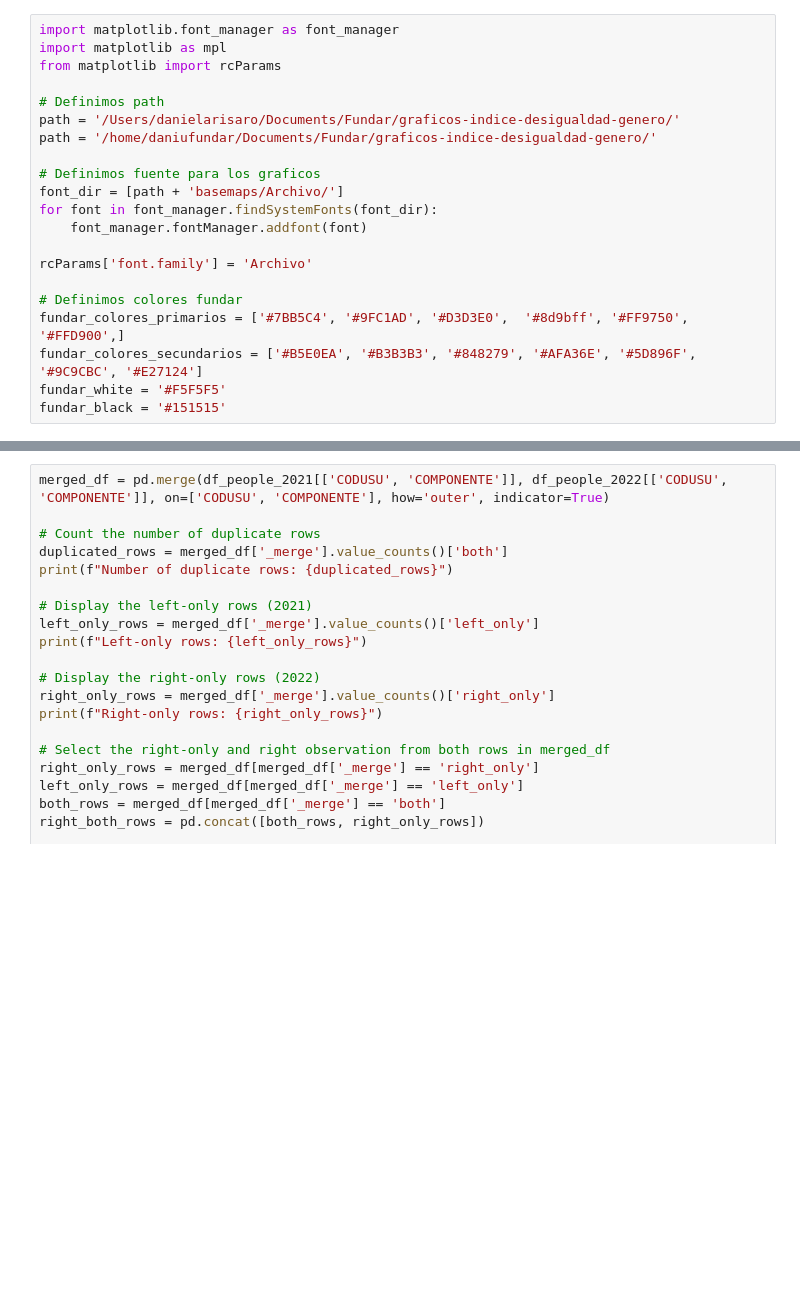
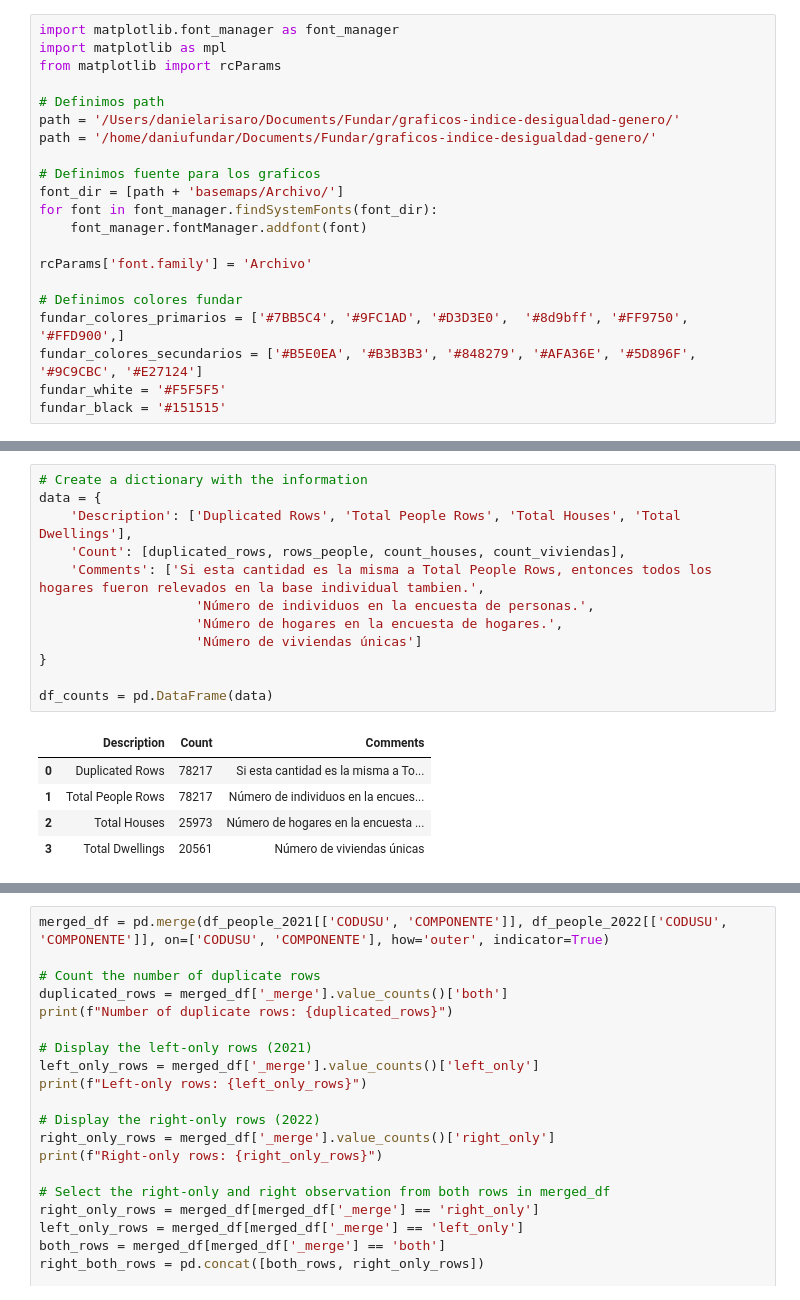
Before and after one commit to datos-Fundar/indice-mercado-trabajo-ingresos, a Jupyter notebook: scripts/04_chequeo_EPH.ipynb, the cells around one changed output, grey strips where cells are left out. Saved outputs shown, nothing was run; the diff lists cells and outputs as text; blank space fills up the shorter version.

```diff
--- a/scripts/04_chequeo_EPH.ipynb
+++ b/scripts/04_chequeo_EPH.ipynb
@@ -239,0 +234,18 @@ dtype: float64
+# %%
+# Create a dictionary with the information
+data = {
+    'Description': ['Duplicated Rows', 'Total People Rows', 'Total Houses', 'Total Dwellings'],
+    'Count': [duplicated_rows, rows_people, count_houses, count_viviendas],
+    'Comments': ['Si esta cantidad es la misma a Total People Rows, entonces todos los hogares fueron relevados en la base individual tambien.',
+                    'Número de individuos en la encuesta de personas.',
+                    'Número de hogares en la encuesta de hogares.',
+                    'Número de viviendas únicas']
+}
+
+df_counts = pd.DataFrame(data)
+# %% [output]
+|  | Description | Count | Comments |
+| 0 | Duplicated Rows | 78217 | Si esta cantidad es la misma a To... |
+| 1 | Total People Rows | 78217 | Número de individuos en la encues... |
+| 2 | Total Houses | 25973 | Número de hogares en la encuesta ... |
+| 3 | Total Dwellings | 20561 | Número de viviendas únicas |
```
Also changed, not shown: parts of 17 cells of this notebook.
